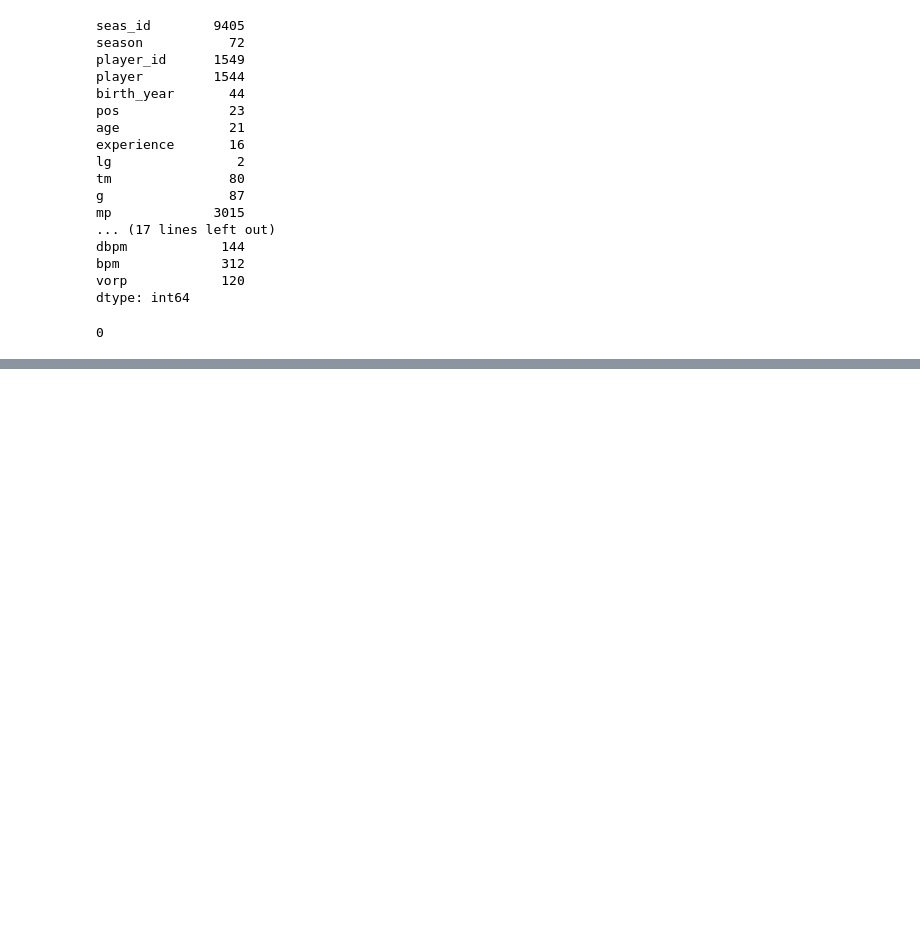
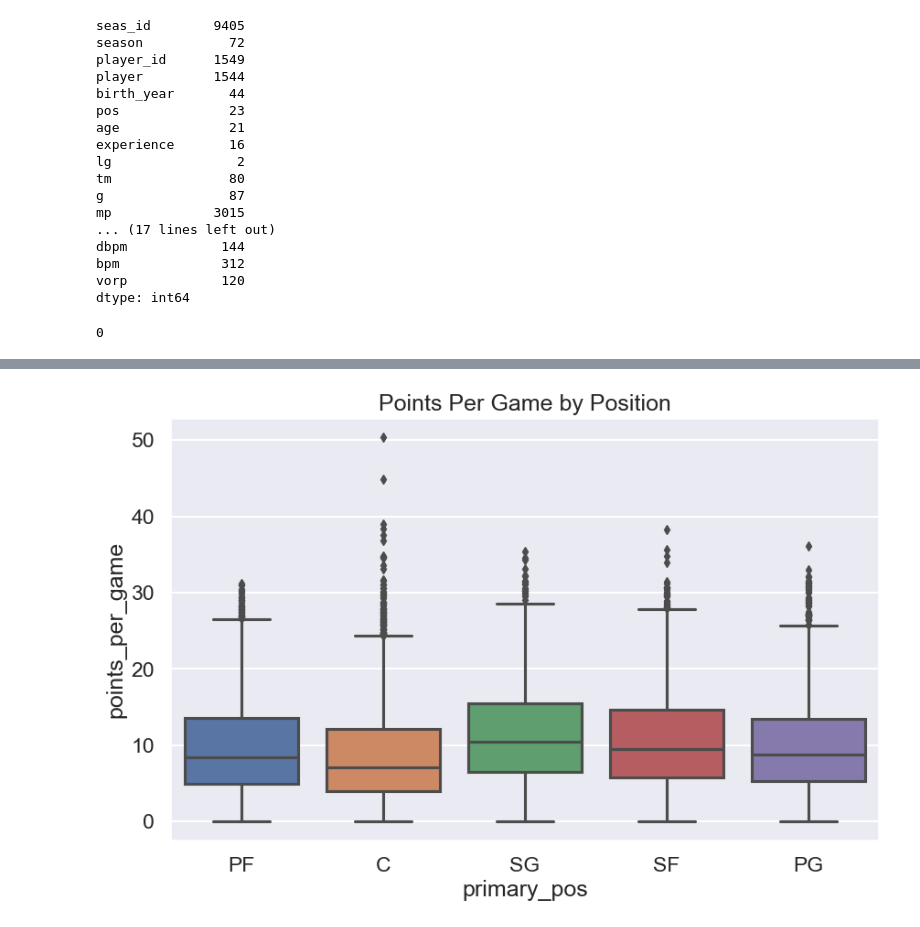
Before and after one commit to AnshMotwani/SML, a Jupyter notebook: Dataset/EDA.ipynb, the cells around one changed output, grey strips where cells are left out. Drawn from its saved outputs; the diff is of its cells as text; code cells hidden in the pictures; blank space fills up the shorter version.

```diff
--- a/Dataset/EDA.ipynb
+++ b/Dataset/EDA.ipynb
@@ -131,0 +326,4 @@ players_with_experience['age'].isna().sum()
+# %%
+filtered_dfpt['primary_pos'] = filtered_dfpt['pos'].str.split('-').str[0]
+# %%
+filtered_dfpt['primary_pos'] = filtered_dfpt['primary_pos'].replace({'F': 'PF', 'G': 'SG'})
@@ -131,0 +340,7 @@ players_with_experience['age'].isna().sum()
+# %%
+plt.figure(figsize=(10, 6))
+sns.boxplot(x='primary_pos', y='points_per_game', data=filtered_dfpt)
+plt.title('Points Per Game by Position')
+plt.show()
+# %% [output]
+[figure, added]
```
Also changed, not shown: parts of 52 cells of this notebook, 2 other files.
